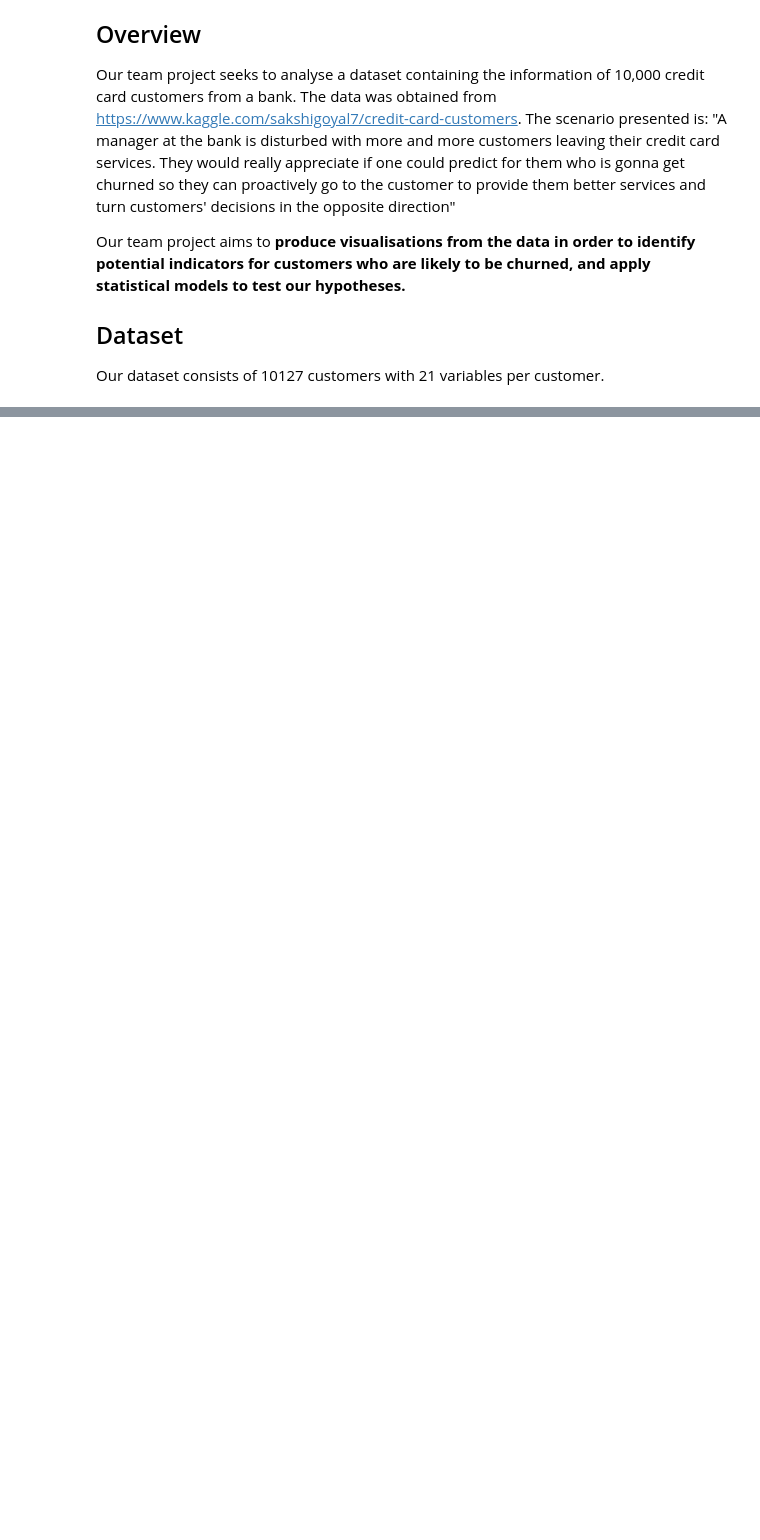
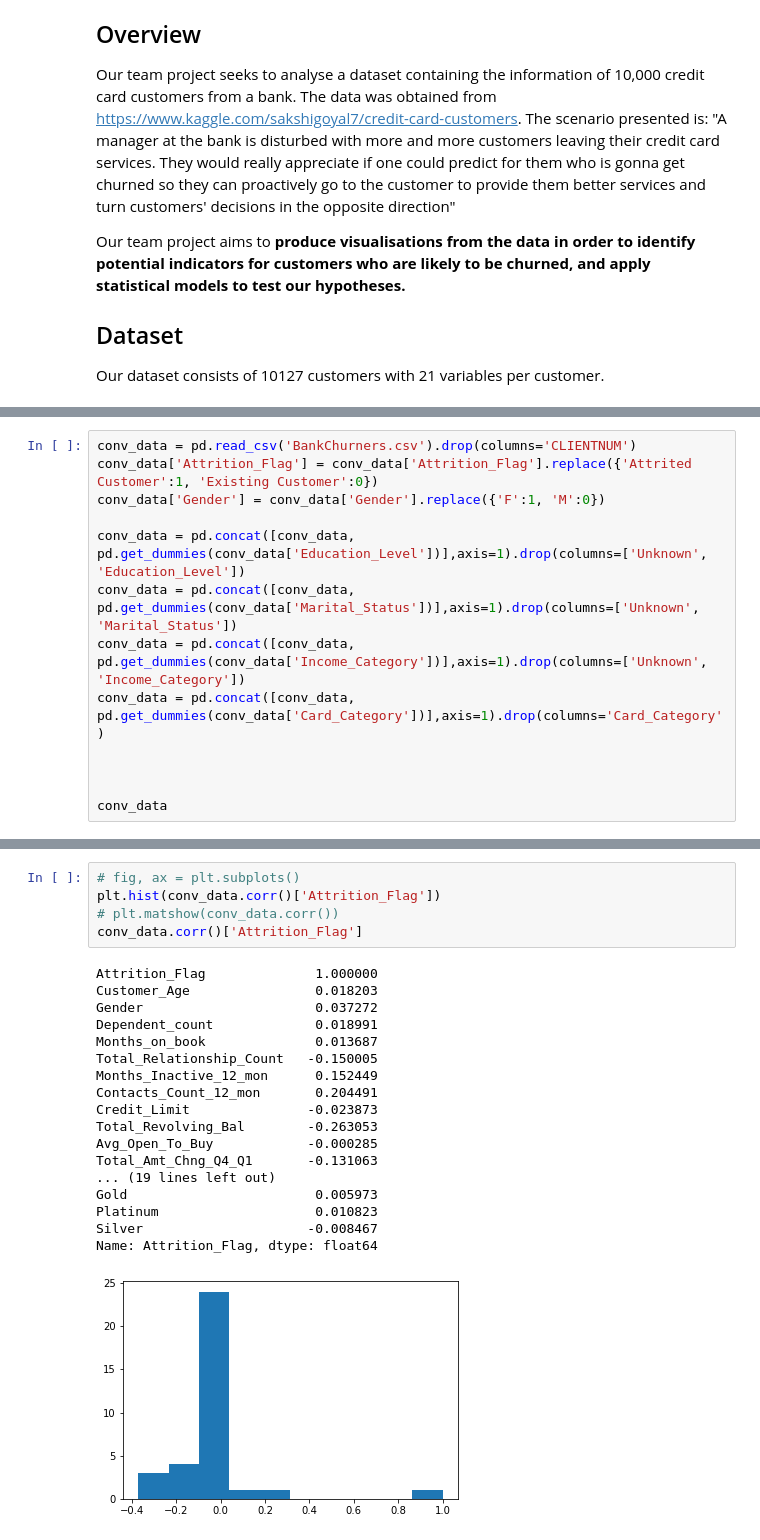
Before and after one commit to Zaiah0505/bubble-tea, a Jupyter notebook: FinalProject.ipynb, the cells around one changed output, grey strips where cells are left out. Saved outputs shown, nothing was run; the diff lists cells and outputs as text; blank space fills up the shorter version.

```diff
--- a/FinalProject.ipynb
+++ b/FinalProject.ipynb
@@ -77,0 +120,13 @@ plt.show()
+# %%
+conv_data = pd.read_csv('BankChurners.csv').drop(columns='CLIENTNUM')
+conv_data['Attrition_Flag'] = conv_data['Attrition_Flag'].replace({'Attrited Customer':1, 'Existing Customer':0})
+conv_data['Gender'] = conv_data['Gender'].replace({'F':1, 'M':0})
+
+conv_data = pd.concat([conv_data, pd.get_dummies(conv_data['Education_Level'])],axis=1).drop(columns=['Unknown', 'Education_Level'])
+conv_data = pd.concat([conv_data, pd.get_dummies(conv_data['Marital_Status'])],axis=1).drop(columns=['Unknown', 'Marital_Status'])
+conv_data = pd.concat([conv_data, pd.get_dummies(conv_data['Income_Category'])],axis=1).drop(columns=['Unknown', 'Income_Category'])
+conv_data = pd.concat([conv_data, pd.get_dummies(conv_data['Card_Category'])],axis=1).drop(columns='Card_Category')
+
+
+
+conv_data
@@ -77,0 +147,24 @@ plt.show()
+# %%
+# fig, ax = plt.subplots()
+plt.hist(conv_data.corr()['Attrition_Flag'])
+# plt.matshow(conv_data.corr())
+conv_data.corr()['Attrition_Flag']
+# %% [output]
+Attrition_Flag              1.000000
+Customer_Age                0.018203
+Gender                      0.037272
+Dependent_count             0.018991
+Months_on_book              0.013687
+Total_Relationship_Count   -0.150005
+Months_Inactive_12_mon      0.152449
+Contacts_Count_12_mon       0.204491
+Credit_Limit               -0.023873
+Total_Revolving_Bal        -0.263053
+Avg_Open_To_Buy            -0.000285
+Total_Amt_Chng_Q4_Q1       -0.131063
+... (19 lines left out)
+Gold                        0.005973
+Platinum                    0.010823
+Silver                     -0.008467
+Name: Attrition_Flag, dtype: float64
+[figure, added]
```
Also changed, not shown: parts of 8 cells of this notebook, 1 other file.
